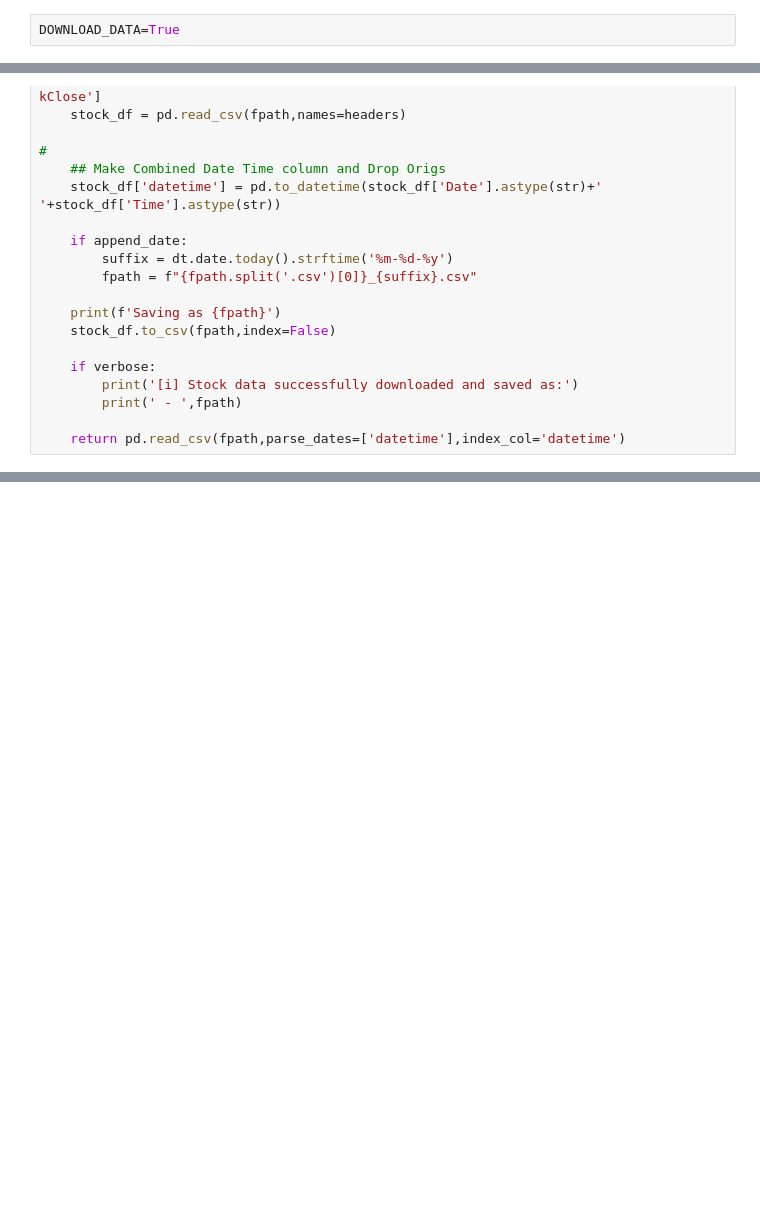
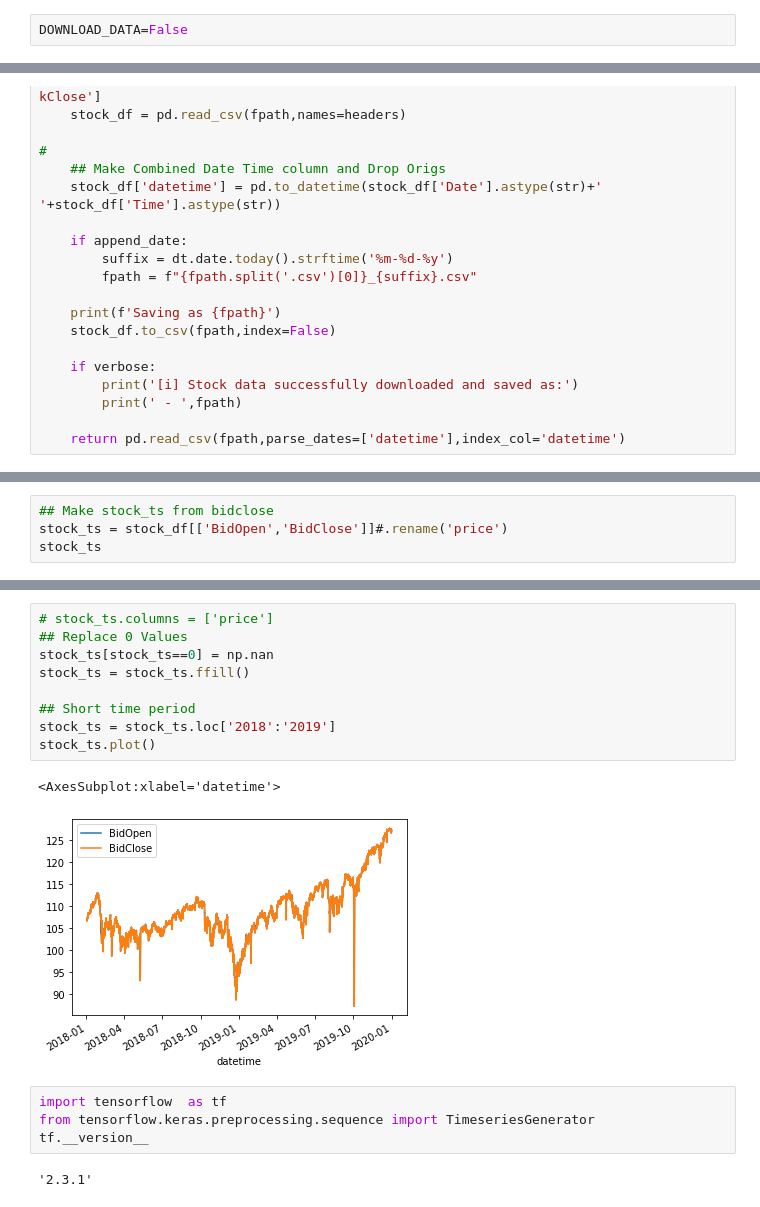
Before and after one commit to jirvingphd/capstone-project-using-trumps-tweets-to-predict-stock-market, a Jupyter notebook: stock_time_series_keras.ipynb, the cells around one changed output, grey strips where cells are left out. Saved outputs shown, nothing was run; the diff lists cells and outputs as text; blank space fills up the shorter version.

Commit message:
Time seris notebook for s.g. added

```diff
--- a/stock_time_series_keras.ipynb
+++ b/stock_time_series_keras.ipynb
@@ -3,3 +12,3 @@
 # %%
-DOWNLOAD_DATA=True
+DOWNLOAD_DATA=False
 # %%
@@ -136,0 +131,4 @@ functions_used=[ji.load_processed_stock_data, # This script combines the oriigna
+# %%
+## Make stock_ts from bidclose
+stock_ts = stock_df[['BidOpen','BidClose']]#.rename('price')
+stock_ts
@@ -136,0 +150,18 @@ functions_used=[ji.load_processed_stock_data, # This script combines the oriigna
+# %%
+# stock_ts.columns = ['price']
+## Replace 0 Values
+stock_ts[stock_ts==0] = np.nan
+stock_ts = stock_ts.ffill()
+
+## Short time period
+stock_ts = stock_ts.loc['2018':'2019']
+stock_ts.plot()
+# %% [output]
+<AxesSubplot:xlabel='datetime'>
+[figure, added]
+# %%
+import tensorflow  as tf
+from tensorflow.keras.preprocessing.sequence import TimeseriesGenerator
+tf.__version__
+# %% [output]
+'2.3.1'
```
Also changed, not shown: parts of 25 cells of this notebook, 1 other file.
